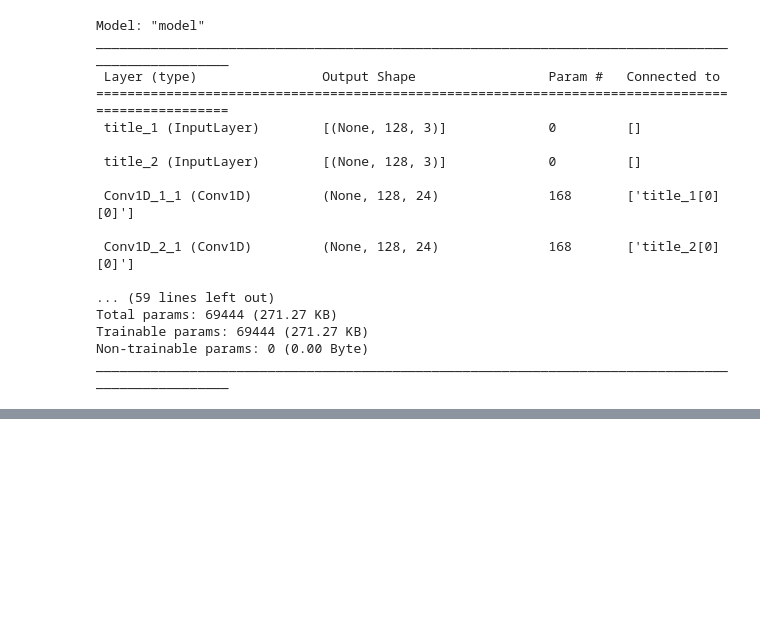
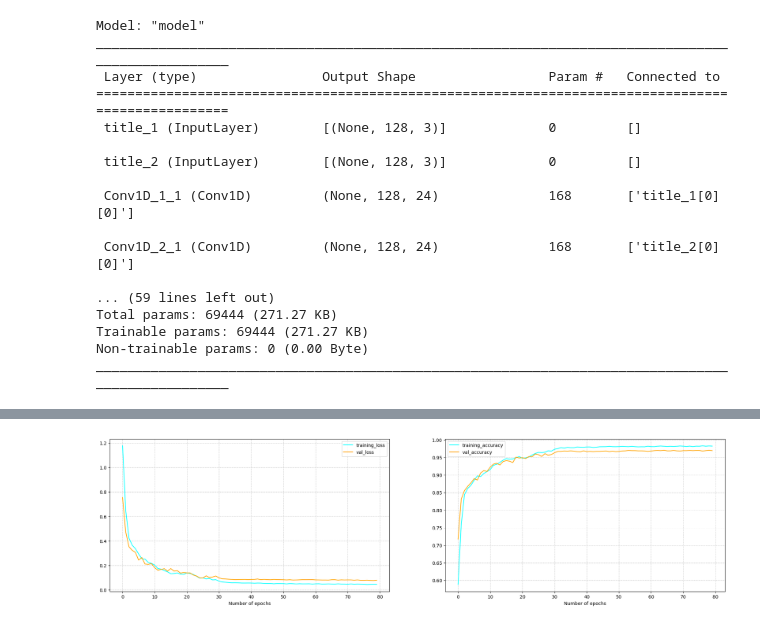
Before and after one commit to Matty-7/Fed-HAPT, a Jupyter notebook: CNN-LNTM.ipynb, the cells around one changed output, grey strips where cells are left out. Drawn from its saved outputs; the diff is of its cells as text; code cells hidden in the pictures; blank space fills up the shorter version.

```diff
--- a/CNN-LNTM.ipynb
+++ b/CNN-LNTM.ipynb
@@ -404,7 +404,7 @@ ________________________________________________________________________________
 # %%
 # These variables will be changed whenever needed
 
-EPOCHS = 200
+EPOCHS = 30
 BATCH_SIZE = 100
 # %%
 import time
@@ -463,0 +467,21 @@ KeyboardInterrupt:
+# %%
+# For 50 epochs
+
+model.compile(loss = 'categorical_crossentropy',optimizer=keras.optimizers.legacy.Adagrad(),metrics=['accuracy'])
+
+EPOCHS += 50
+
+history2 = model.fit(
+    {'title_1':xtrain[:,:,0,:],'title_2':xtrain[:,:,1,:],
+    },
+    {'dense_2':ytrain},
+    epochs = EPOCHS,
+    batch_size = BATCH_SIZE,
+    validation_data = (
+        {'title_1':xval[:,:,0,:],'title_2':xval[:,:,1,:]},
+        {'dense_2':yval}
+    ),
+    verbose = 0,
+    callbacks = [progress_print()],
+    initial_epoch = EPOCHS - 50
+)
@@ -463,0 +503,24 @@ KeyboardInterrupt:
+# %%
+plt.figure(figsize = (24,6))
+
+# Visualizing training_loss and val_loss
+
+plt.subplot(1,2,1)
+plt.xlabel('Number of epochs')
+plt.grid(True,linewidth = '0.5',linestyle = '-.')
+plt.plot(history1.history['loss']+history2.history['loss'],color = 'cyan')
+plt.plot(history1.history['val_loss']+history2.history['val_loss'],color = 'orange')
+plt.legend(['training_loss','val_loss'])
+
+# Visualizing training_accuracy and val_accuracy
+
+plt.subplot(1,2,2)
+plt.xlabel('Number of epochs')
+plt.grid(True,linewidth = '0.5',linestyle = '-.')
+plt.plot(history1.history['accuracy']+history2.history['accuracy'],color = 'cyan')
+plt.plot(history1.history['val_accuracy']+history2.history['val_accuracy'],color = 'orange')
+plt.legend(['training_accuracy','val_accuracy'])
+
+plt.show()
+# %% [output]
+[figure, added]
```
Also changed, not shown: parts of 4 cells of this notebook.
